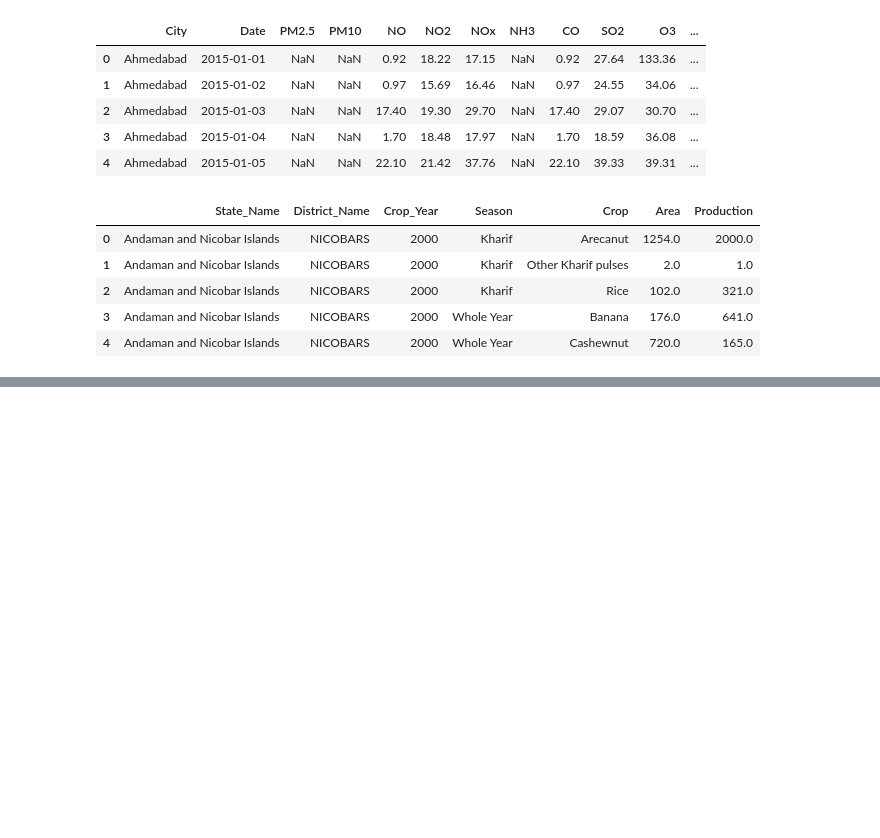
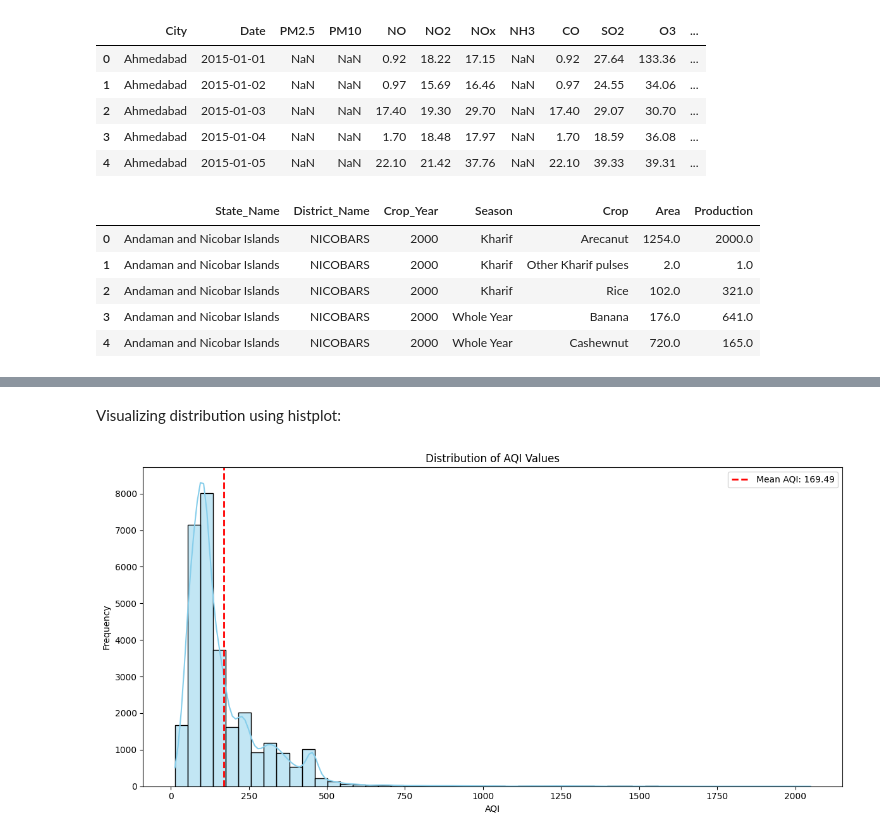
Before and after one commit to aadzy/ML-lab-2547201, a Jupyter notebook: Lab1.ipynb, the cells around one changed output, grey strips where cells are left out. Cells and saved outputs as stored; diff of their text form; code cells hidden in the pictures; blank space fills up the shorter version.

```diff
--- a/Lab1.ipynb
+++ b/Lab1.ipynb
@@ -28,0 +294,23 @@ crop.head()
+# %% [markdown]
+Visualizing distribution using histplot:
+# %%
+import matplotlib.pyplot as plt
+import seaborn as sns
+
+plt.figure(figsize=(12, 6))
+sns.histplot(city_cleaned['AQI'], bins=50, kde=True, color='skyblue')
+
+# Calculate the mean AQI
+mean_aqi = city_cleaned['AQI'].mean()
+
+# Add a vertical line for the mean
+plt.axvline(mean_aqi, color='red', linestyle='dashed', linewidth=2, label=f'Mean AQI: {mean_aqi:.2f}')
+
+plt.title('Distribution of AQI Values')
+plt.xlabel('AQI')
+plt.ylabel('Frequency')
+plt.legend()
+plt.tight_layout()
+plt.show()
+# %% [output]
+[figure, added]
```
Also changed, not shown: parts of 31 cells of this notebook.
